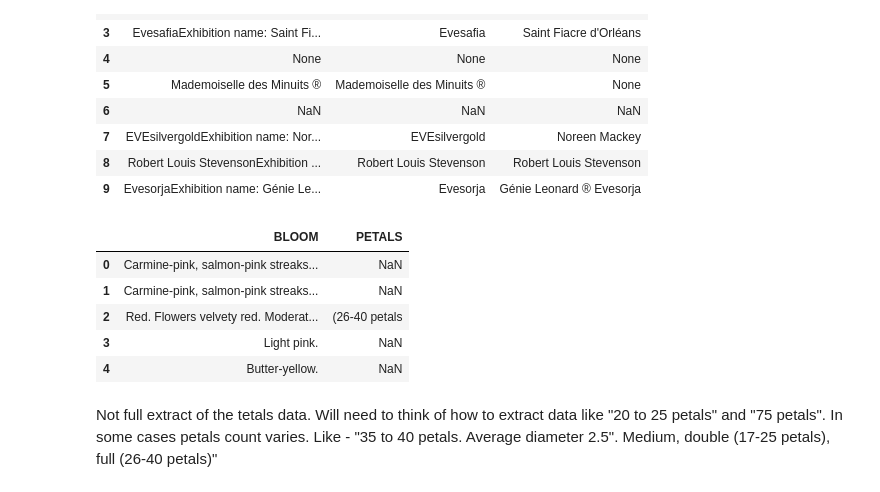
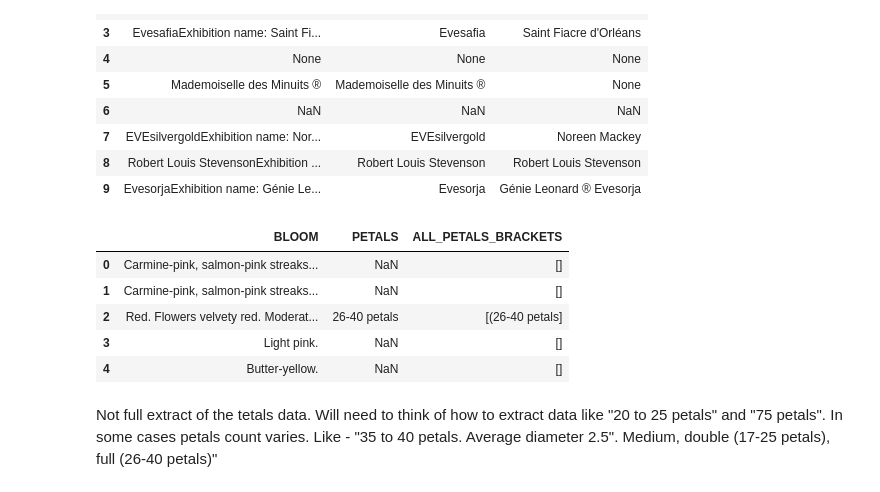
Before and after one commit to anna-zverkova/Rose_scrape, a Jupyter notebook: Helpmefind_data_clean.ipynb, the cells around one changed output. Drawn from its saved outputs; the diff is of its cells as text; code cells hidden in the pictures.

```diff
--- a/Helpmefind_data_clean.ipynb
+++ b/Helpmefind_data_clean.ipynb
@@ -562,14 +562,16 @@ del df1['COUNTRY']
 #df1.head(5)
 # %%
 df1['PETALS'] = df1['BLOOM'].str.extract('(\\(.*?)\\)', expand=False).str.strip()
-df1[['BLOOM','PETALS']].head(5)
+df1['PETALS'] = df1['PETALS'].str.replace("(","")
+df1['ALL_PETALS_BRACKETS'] = df1['BLOOM'].str.findall('(\\(.*?)\\)')
+df1[['BLOOM','PETALS', 'ALL_PETALS_BRACKETS']].head(5)
 # %% [output]
-|  | BLOOM | PETALS |
-| 0 | Carmine-pink, salmon-pink streaks... | NaN |
-| 1 | Carmine-pink, salmon-pink streaks... | NaN |
-| 2 | Red. Flowers velvety red. Moderat... | (26-40 petals |
-| 3 | Light pink. | NaN |
-| 4 | Butter-yellow. | NaN |
+|  | BLOOM | PETALS | ALL_PETALS_BRACKETS |
+| 0 | Carmine-pink, salmon-pink streaks... | NaN | [] |
+| 1 | Carmine-pink, salmon-pink streaks... | NaN | [] |
+| 2 | Red. Flowers velvety red. Moderat... | 26-40 petals | [(26-40 petals] |
+| 3 | Light pink. | NaN | [] |
+| 4 | Butter-yellow. | NaN | [] |
 # %% [markdown]
 Not full extract of the tetals data. Will need to think of how to extract data like "20 to 25 petals" and "75 petals".
 In some cases petals count varies. Like  - "35 to 40 petals.  Average diameter 2.5".  Medium, double (17-25 petals), full (26-40 petals)"
```
Also changed, not shown: parts of 20 cells of this notebook.
